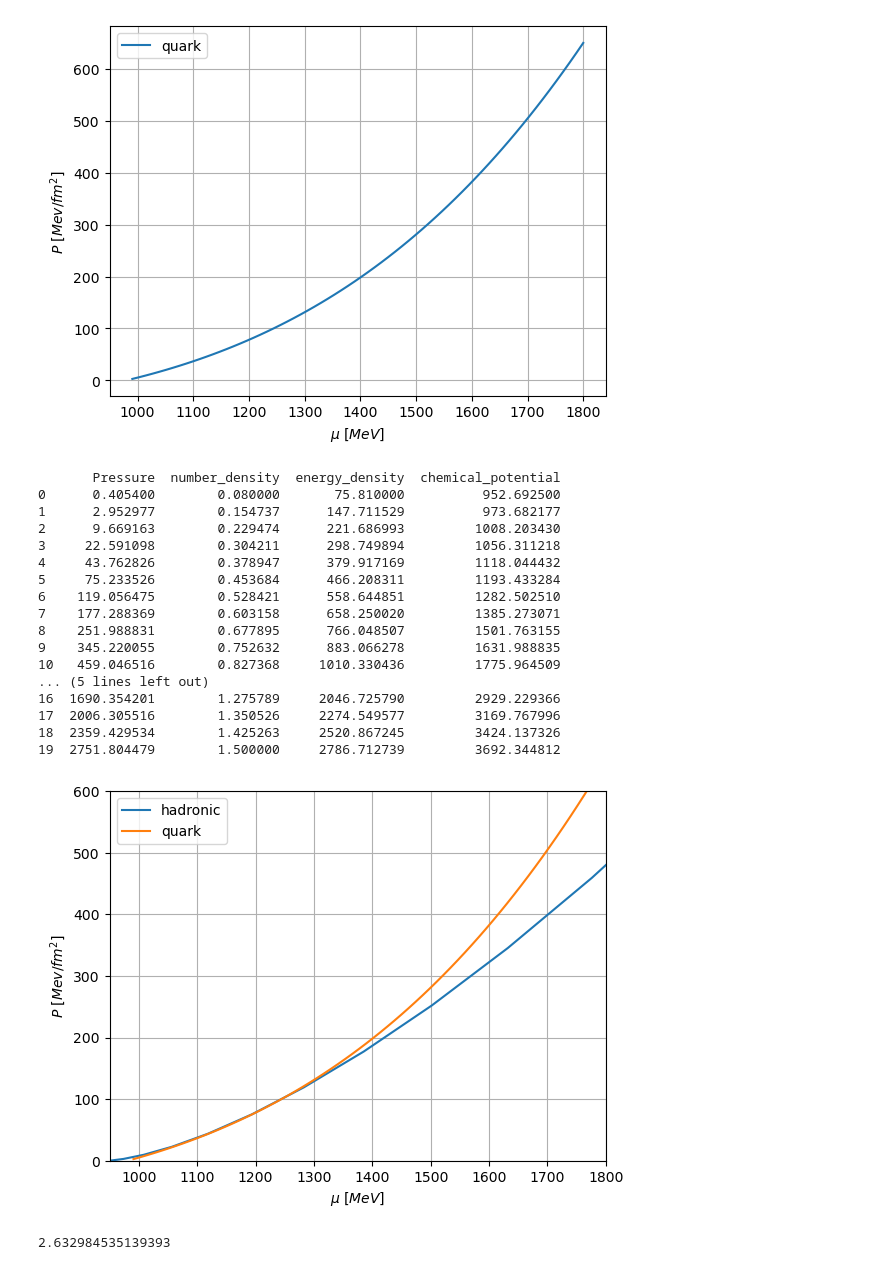
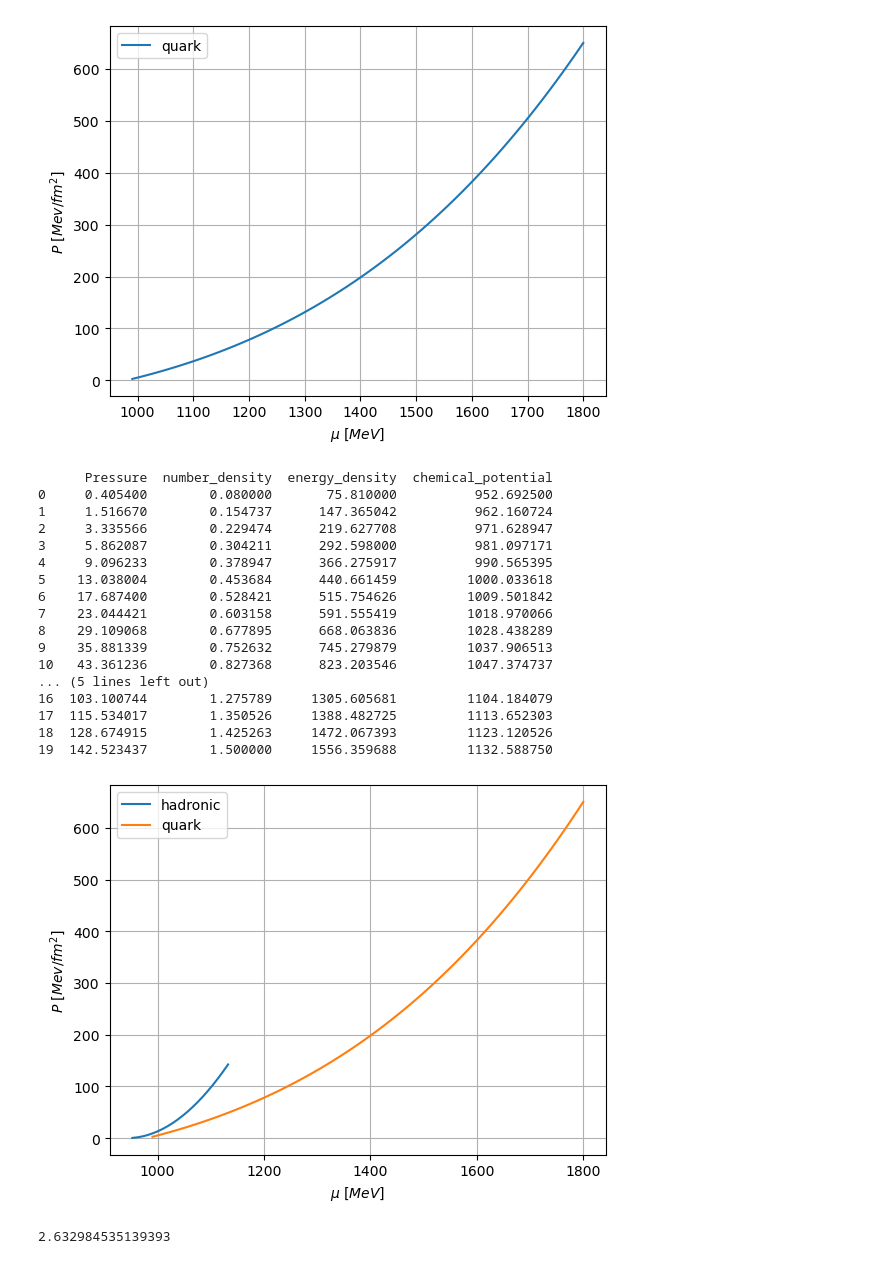
Before and after one commit to katta626/Phase_Transition, a Jupyter notebook: code/EOS_bagmodel/eos.ipynb, the cells around one changed output. Drawn from its saved outputs; the diff is of its cells as text; code cells hidden in the pictures.

```diff
--- a/code/EOS_bagmodel/eos.ipynb
+++ b/code/EOS_bagmodel/eos.ipynb
@@ -59,7 +59,7 @@ plt.grid()
 [figure]
 # %%
 n_had =np.linspace(0.08,1.5,20)
-Gam_had = 3.01
+Gam_had = 2
 m0_had = ((Gam_had-1)*(75.81)-(0.4054))/((Gam_had-1)*(0.08))
 K_had = 0.4054/((0.08)**Gam_had)
 
@@ -93,35 +93,35 @@ data_hadronic = {
 df_hadronic = pd.DataFrame(data_hadronic, columns=columns)
 print(df_hadronic)
 # %% [output]
-       Pressure  number_density  energy_density  chemical_potential
-0      0.405400        0.080000       75.810000          952.692500
-1      2.952977        0.154737      147.711529          973.682177
-2      9.669163        0.229474      221.686993         1008.203430
-3     22.591098        0.304211      298.749894         1056.311218
-4     43.762826        0.378947      379.917169         1118.044432
-5     75.233526        0.453684      466.208311         1193.433284
-6    119.056475        0.528421      558.644851         1282.502510
-7    177.288369        0.603158      658.250020         1385.273071
-8    251.988831        0.677895      766.048507         1501.763155
-9    345.220055        0.752632      883.066278         1631.988835
-10   459.046516        0.827368     1010.330436         1775.964509
+      Pressure  number_density  energy_density  chemical_potential
+0     0.405400        0.080000       75.810000          952.692500
+1     1.516670        0.154737      147.365042          962.160724
+2     3.335566        0.229474      219.627708          971.628947
+3     5.862087        0.304211      292.598000          981.097171
+4     9.096233        0.378947      366.275917          990.565395
+5    13.038004        0.453684      440.661459         1000.033618
+6    17.687400        0.528421      515.754626         1009.501842
+7    23.044421        0.603158      591.555419         1018.970066
+8    29.109068        0.677895      668.063836         1028.438289
+9    35.881339        0.752632      745.279879         1037.906513
+10   43.361236        0.827368      823.203546         1047.374737
 ... (5 lines left out)
-16  1690.354201        1.275789     2046.725790         2929.229366
-17  2006.305516        1.350526     2274.549577         3169.767996
-18  2359.429534        1.425263     2520.867245         3424.137326
-19  2751.804479        1.500000     2786.712739         3692.344812
+16  103.100744        1.275789     1305.605681         1104.184079
+17  115.534017        1.350526     1388.482725         1113.652303
+18  128.674915        1.425263     1472.067393         1123.120526
+19  142.523437        1.500000     1556.359688         1132.588750
 # %%
 plt.plot(mu, p, label = "hadronic")
 plt.plot(chemical_potential, pressure, label = "quark")
 
 plt.xlabel(r"$\mu \ [MeV]$")
 plt.ylabel(r"$P \ [Mev/fm^2]$")
-plt.xlim([950,1800])
-plt.ylim([0,600])
+#plt.xlim([950,1800])
+#plt.ylim([0,600])
 plt.legend()
 plt.grid()
 # %% [output]
-[figure, old version]
+[figure, new version]
 # %%
 e_combined,p_combined,mu_combined,cs_combined,P_crit=ef(chemical_potential,pressure,energy_density,mu,p,e)
 # %%
```
Also changed, not shown: 4 other files.
